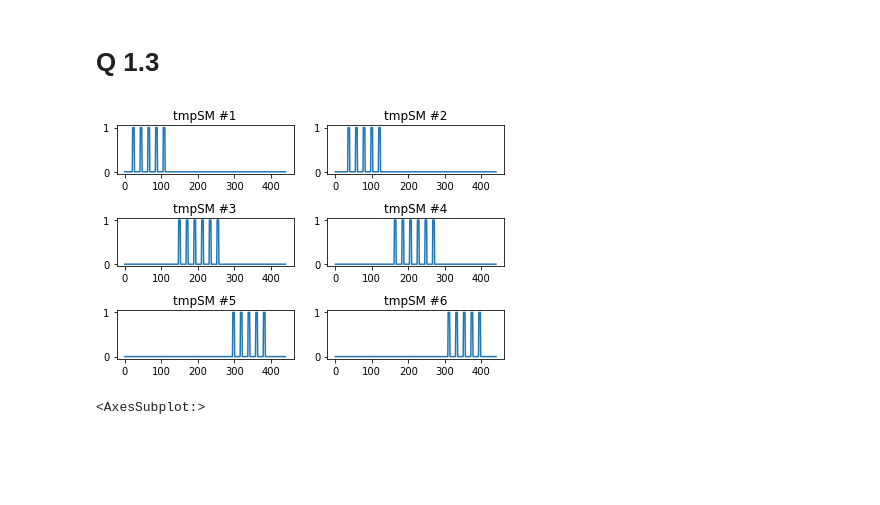
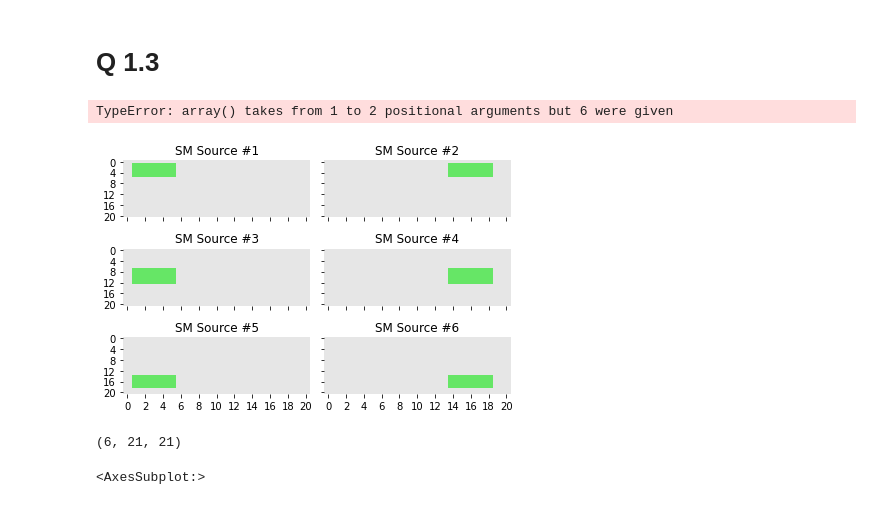
Before and after one commit to Sorgl0s/MAST30034_Assignment1, a Jupyter notebook: Assignment 1 JPNB.ipynb, the cells around one changed output. Saved outputs shown, nothing was run; the diff lists cells and outputs as text; code cells hidden in the pictures; blank space fills up the shorter version.

Commit message:
Changed Q1.3 generation to use numpy, updated plots to heatmaps. Answered Q1.4. - JPNB

```diff
--- a/Assignment 1 JPNB.ipynb
+++ b/Assignment 1 JPNB.ipynb
@@ -86,16 +51,47 @@ SM = [tmp1, tmp2, tmp3, tmp4, tmp5, tmp6]
+# %%
+# Construct tmpSM.
+
+tmp1 = np.zeros((21, 21))
+tmp1[1:6, 1:6] = 1
+
+tmp2 = np.zeros((21, 21))
+tmp2[1:6, 14:19] = 1
+
+tmp3 = np.zeros((21, 21))
+tmp3[7:13, 1:6] = 1
+
+tmp4 = np.zeros((21, 21))
+tmp4[7:13, 14:19] = 1
+
+tmp5 = np.zeros((21, 21))
+tmp5[14:19, 1:6] =1
+
+tmp6 = np.zeros((21, 21))
+tmp6[14:19, 14:19] = 1
+
+tmpSM = np.array([tmp1, tmp2, tmp3, tmp4, tmp5, tmp6])
+# %% [output]
+TypeError: array() takes from 1 to 2 positional arguments but 6 were given
 # %%
-# Plot tmpSMs
+# Plot tmpSM sources.
 
-fig, axis = plt.subplots(3, 2)
+colors = ((0.9, 0.9, 0.9), (0.4, 0.9, 0.4))
+cmap = LinearSegmentedColormap.from_list('Custom', colors, len(colors))
+fig, axis = plt.subplots(3, 2, sharex = "col", sharey = "row")
 
 for i in range(6):
-    axis[int(i/2), i%2].plot(range(441), SM[i])
-    axis[int(i/2), i%2].set_title("tmpSM #" + str(i + 1))
+    sns.heatmap(tmpSM[i], cmap = cmap, ax = axis[int(i/2)][i%2], cbar = False)
+    axis[int(i/2), i%2].set_title("SM Source #" + str(i + 1))
+
 
 fig.tight_layout()
 plt.show()
 # %% [output]
-[figure, old version]
+[figure, new version]
+# %%
+tmpSM.shape
+# %% [output]
+(6, 21, 21)
 # %%
 # Plot tmpSMs correlations.
 
```
Also changed, not shown: parts of 7 cells of this notebook.
